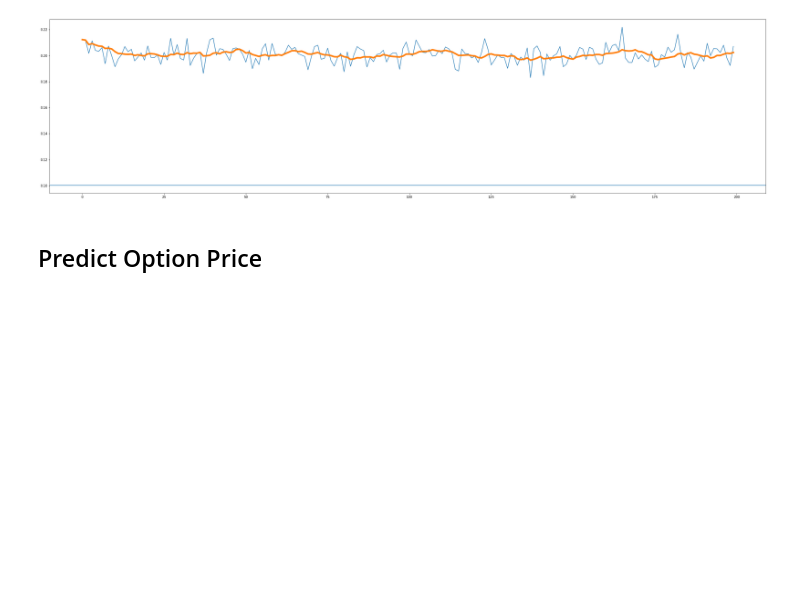
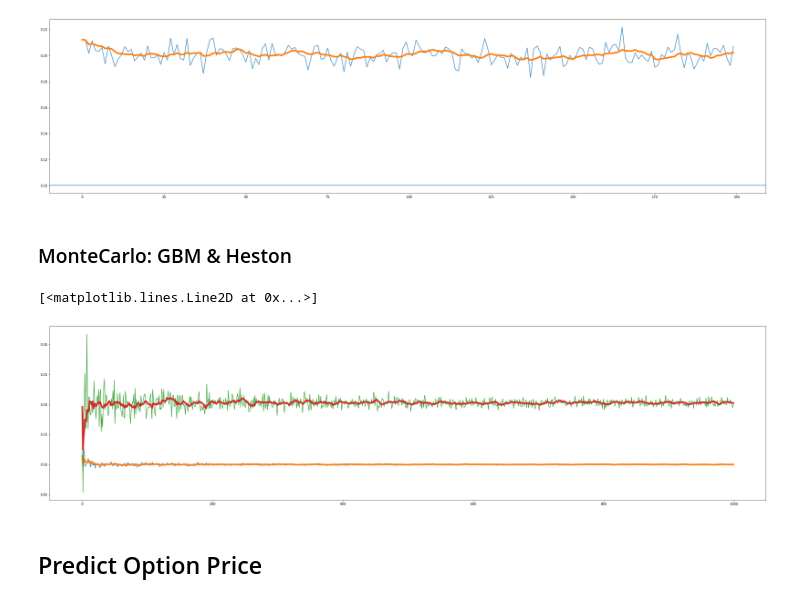
Before and after one commit to yxiiii/FE5216, a Jupyter notebook: train.ipynb, the cells around one changed output. Cells and saved outputs as stored; diff of their text form; code cells hidden in the pictures; blank space fills up the shorter version.

```diff
--- a/train.ipynb
+++ b/train.ipynb
@@ -304,6 +304,30 @@ plt.axhline(fm_price)
 # %% [output]
 <matplotlib.lines.Line2D at 0x...>
 [figure]
+# %% [markdown]
+### MonteCarlo: GBM & Heston
+# %%
+r = 0.05
+tau = 1
+spot = 1
+strike = 1.1
+
+MC_G = MonteCarlo(model='GBM', S0=spot, K=strike, T=tau, r=r, q=0, v=0.3)
+MC_H = MonteCarlo(model='Heston', S0=spot, K=strike, T=tau, r=r, q=0, v0=0.3, theta=0.3, kappa=1.5, gamma=0.3, rho=0.5)
+mc_prices_G = []
+mc_prices_H = []
+for n_paths in np.arange(10, 10000+10, 10):
+    mc_prices_G.append(MC_G.pricer(n_paths, 10, optionType='c', European=True, antiVar=True))
+    mc_prices_H.append(MC_H.pricer(n_paths, 10, optionType='c', European=True, antiVar=True))
+
+plt.figure(figsize=(40,10))
+plt.plot(mc_prices_G)
+plt.plot(pd.Series(mc_prices_G).rolling(10, min_periods=1).mean(), linewidth=5)
+plt.plot(mc_prices_H)
+plt.plot(pd.Series(mc_prices_H).rolling(10, min_periods=1).mean(), linewidth=5)
+# %% [output]
+[<matplotlib.lines.Line2D at 0x...>]
+[figure, added]
 # %% [markdown]
 ## Predict Option Price
 # %% [markdown]
```
